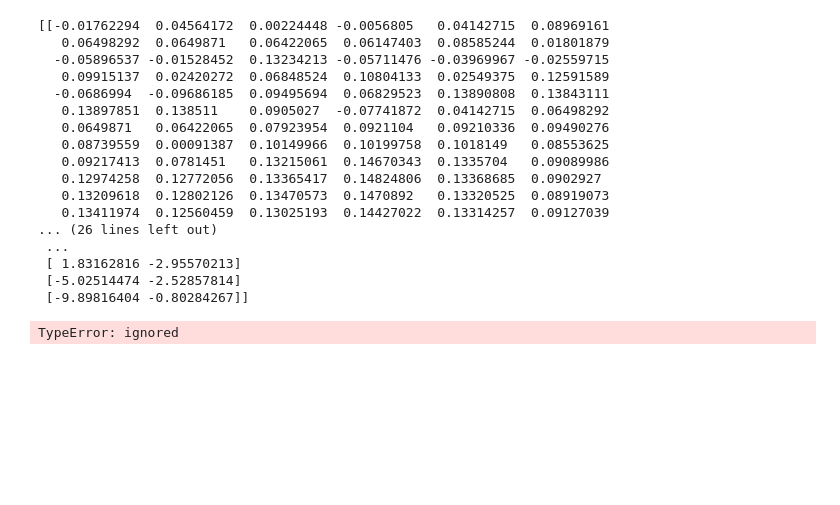
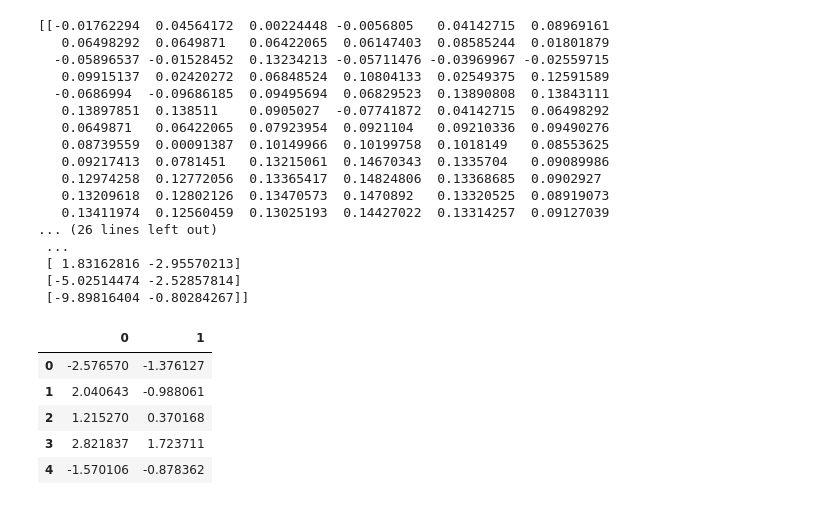
Before and after one commit to JeremySpradlin/DS-Unit-1-Sprint-3-Linear-Algebra, a Jupyter notebook: module3/Jeremy_Spradlin_DS17_133_High_Dimensional_Data_Assignment.ipynb, the cells around one changed output. Drawn from its saved outputs; the diff is of its cells as text; code cells hidden in the pictures; blank space fills up the shorter version.

```diff
--- a/module3/Jeremy_Spradlin_DS17_133_High_Dimensional_Data_Assignment.ipynb
+++ b/module3/Jeremy_Spradlin_DS17_133_High_Dimensional_Data_Assignment.ipynb
@@ -378,9 +378,12 @@ print(B)
  [-5.02514474 -2.52857814]
  [-9.89816404 -0.80284267]]
 # %%
-column_headers = ['component 1', 'compenent 2']
-df = pd.DataFrame(B, names=column_headers)
-
+df = pd.DataFrame(B)
 df.head()
 # %% [output]
-TypeError: ignored
+|  | 0 | 1 |
+| 0 | -2.576570 | -1.376127 |
+| 1 | 2.040643 | -0.988061 |
+| 2 | 1.215270 | 0.370168 |
+| 3 | 2.821837 | 1.723711 |
+| 4 | -1.570106 | -0.878362 |
```
Also changed, not shown: parts of 1 cell of this notebook.
